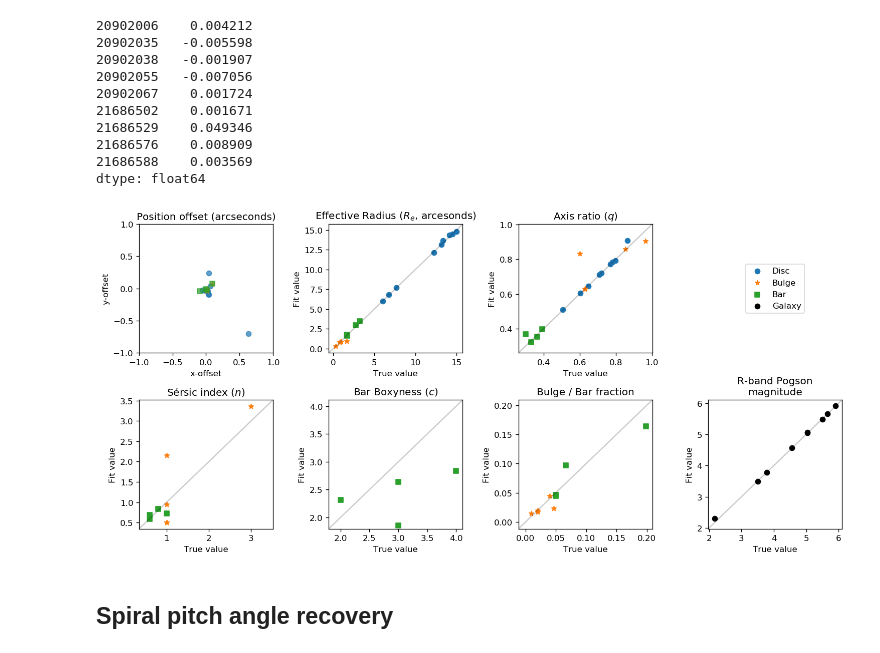
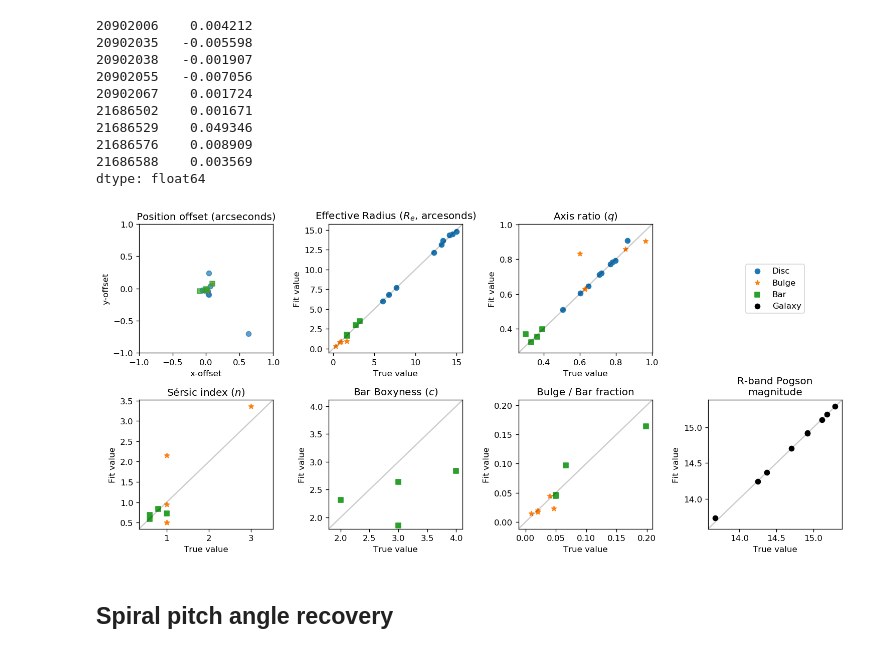
Before and after one commit to tingard/gzbuilder_results, a Jupyter notebook: results__affirmation_sample.ipynb, the cells around one changed output. Cells and saved outputs as stored; diff of their text form; code cells hidden in the pictures.

```diff
--- a/results__affirmation_sample.ipynb
+++ b/results__affirmation_sample.ipynb
@@ -409,35 +403,35 @@ plt.scatter(true_luminosities['bar_frac'].reindex(recovered_luminosities.index),
 format_axis(ax[1, 2])
 
 
 # (1,3) is total luminosity
 plt.sca(ax[1, 3])
 plt.title('R-band Pogson\nmagnitude')
 
 def to_mag(L):
-    return 22.5 - 2.5 * np.log(L)
+    return 22.5 - 2.5 * np.log10(L)
 
 plt.scatter(
     to_mag(true_luminosities['total'].reindex(recovered_luminosities.index) * multipliers),
     to_mag(recovered_luminosities['r_band_luminosity'] * multipliers),
     c='k'
 )
 format_axis(ax[1, 3])
 # plt.xscale('log')
 # plt.yscale('log')
 
 
 plt.sca(ax[0, 3])
 plt.scatter([], [], label='Disc')
 plt.scatter([], [], c='C1', marker='*', label='Bulge')
 plt.scatter([], [], c='C2', marker='s', label='Bar')
 plt.scatter([], [], c='k', marker='o', label='Galaxy')
 plt.legend(loc='center')
 
 plt.tight_layout()
 plt.savefig('method-paper-plots/calibration_parameter_recovery.pdf', bbox_inches='tight')
 plt.savefig('method-paper-plots/calibration_parameter_recovery.png', bbox_inches='tight')
 # %% [output]
-[figure, old version]
+[figure, new version]
 # %% [markdown]
 ## Spiral pitch angle recovery
 # %%
```
Also changed, not shown: parts of 5 cells of this notebook, 32 other files.
